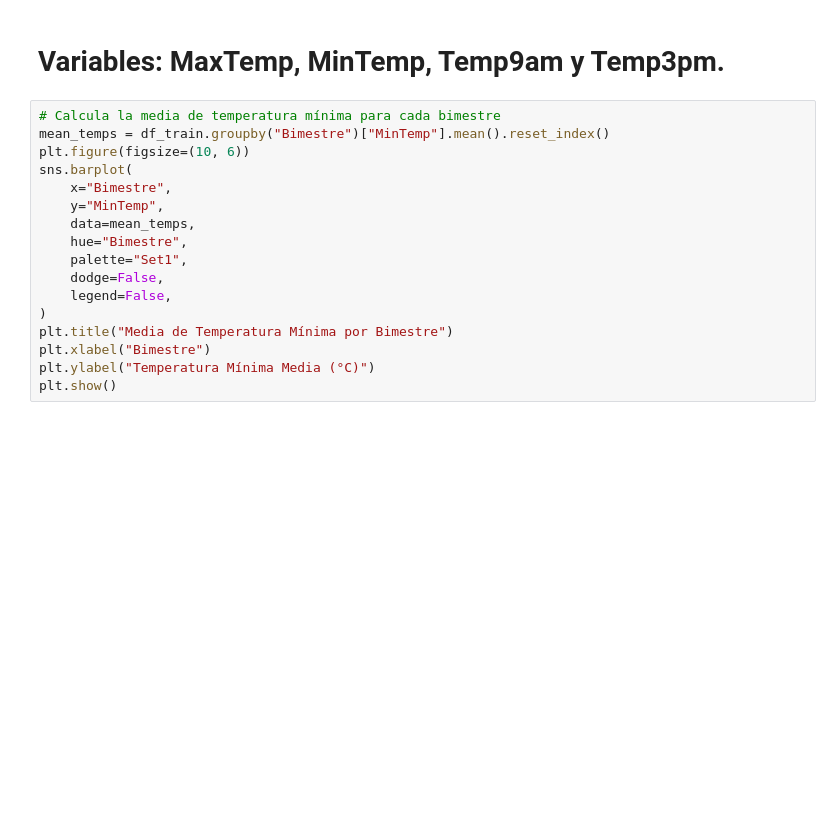
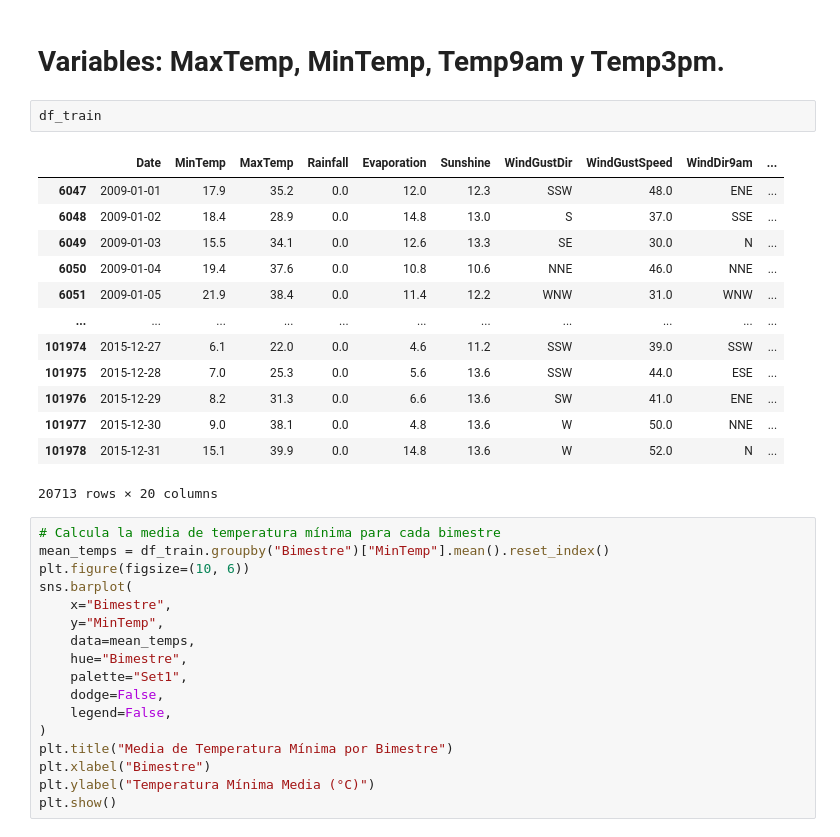
Before and after one commit to franciscoryb1/AA1-TUIA-RodriguezYBarros, a Jupyter notebook: tp.ipynb, the cells around one changed output. Saved outputs shown, nothing was run; the diff lists cells and outputs as text; blank space fills up the shorter version.

```diff
--- a/tp.ipynb
+++ b/tp.ipynb
@@ -607,6 +607,22 @@ See the caveats in the documentation: https://pandas.pydata.org/pandas-docs/stab
   df_train.drop(["Pressure9am", "Pressure3pm"], axis=1, inplace=True)
 # %% [markdown]
 # Variables: MaxTemp, MinTemp, Temp9am y Temp3pm.
+# %%
+df_train
+# %% [output]
+|  | Date | MinTemp | MaxTemp | Rainfall | Evaporation | Sunshine | WindGustDir | WindGustSpeed | WindDir9am | ... |
+| 6047 | 2009-01-01 | 17.9 | 35.2 | 0.0 | 12.0 | 12.3 | SSW | 48.0 | ENE | ... |
+| 6048 | 2009-01-02 | 18.4 | 28.9 | 0.0 | 14.8 | 13.0 | S | 37.0 | SSE | ... |
+| 6049 | 2009-01-03 | 15.5 | 34.1 | 0.0 | 12.6 | 13.3 | SE | 30.0 | N | ... |
+| 6050 | 2009-01-04 | 19.4 | 37.6 | 0.0 | 10.8 | 10.6 | NNE | 46.0 | NNE | ... |
+| 6051 | 2009-01-05 | 21.9 | 38.4 | 0.0 | 11.4 | 12.2 | WNW | 31.0 | WNW | ... |
+| ... | ... | ... | ... | ... | ... | ... | ... | ... | ... | ... |
+| 101974 | 2015-12-27 | 6.1 | 22.0 | 0.0 | 4.6 | 11.2 | SSW | 39.0 | SSW | ... |
+| 101975 | 2015-12-28 | 7.0 | 25.3 | 0.0 | 5.6 | 13.6 | SSW | 44.0 | ESE | ... |
+| 101976 | 2015-12-29 | 8.2 | 31.3 | 0.0 | 6.6 | 13.6 | SW | 41.0 | ENE | ... |
+| 101977 | 2015-12-30 | 9.0 | 38.1 | 0.0 | 4.8 | 13.6 | W | 50.0 | NNE | ... |
+| 101978 | 2015-12-31 | 15.1 | 39.9 | 0.0 | 14.8 | 13.6 | W | 52.0 | N | ... |
+20713 rows × 20 columns
 # %%
 # Calcula la media de temperatura mínima para cada bimestre
 mean_temps = df_train.groupby("Bimestre")["MinTemp"].mean().reset_index()
```
Also changed, not shown: parts of 16 cells of this notebook.
